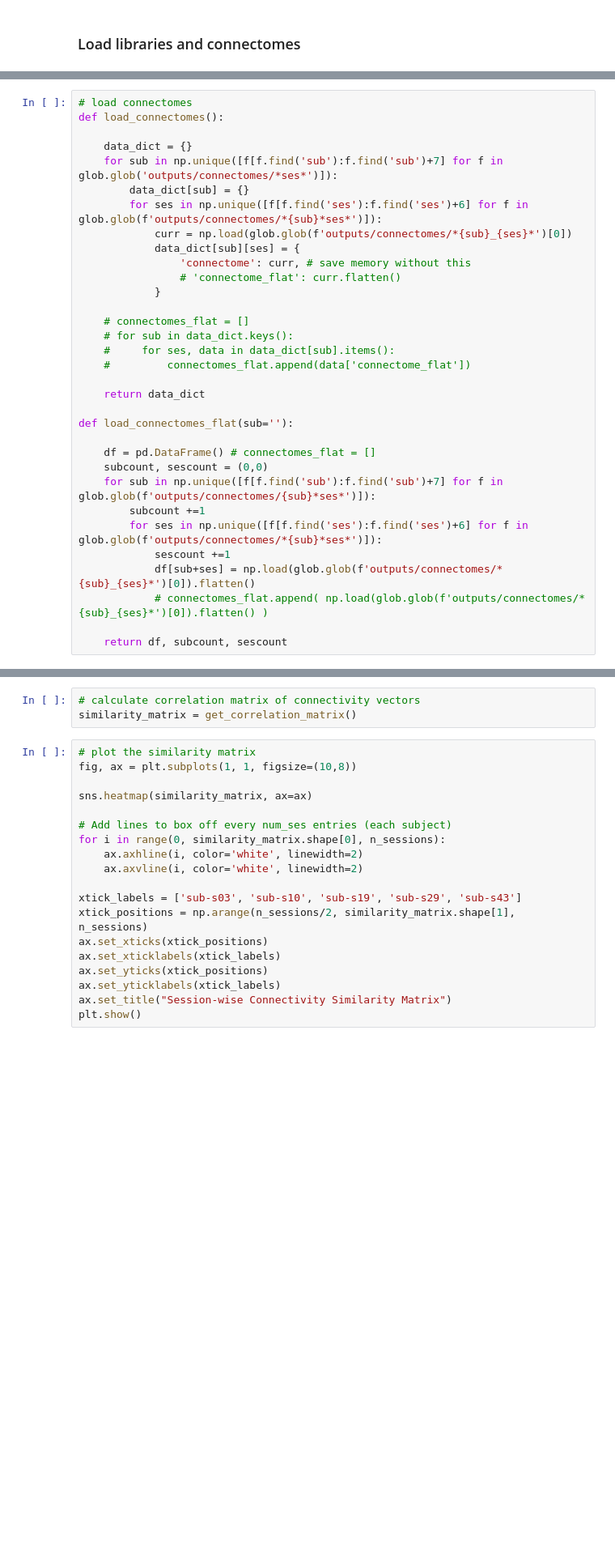
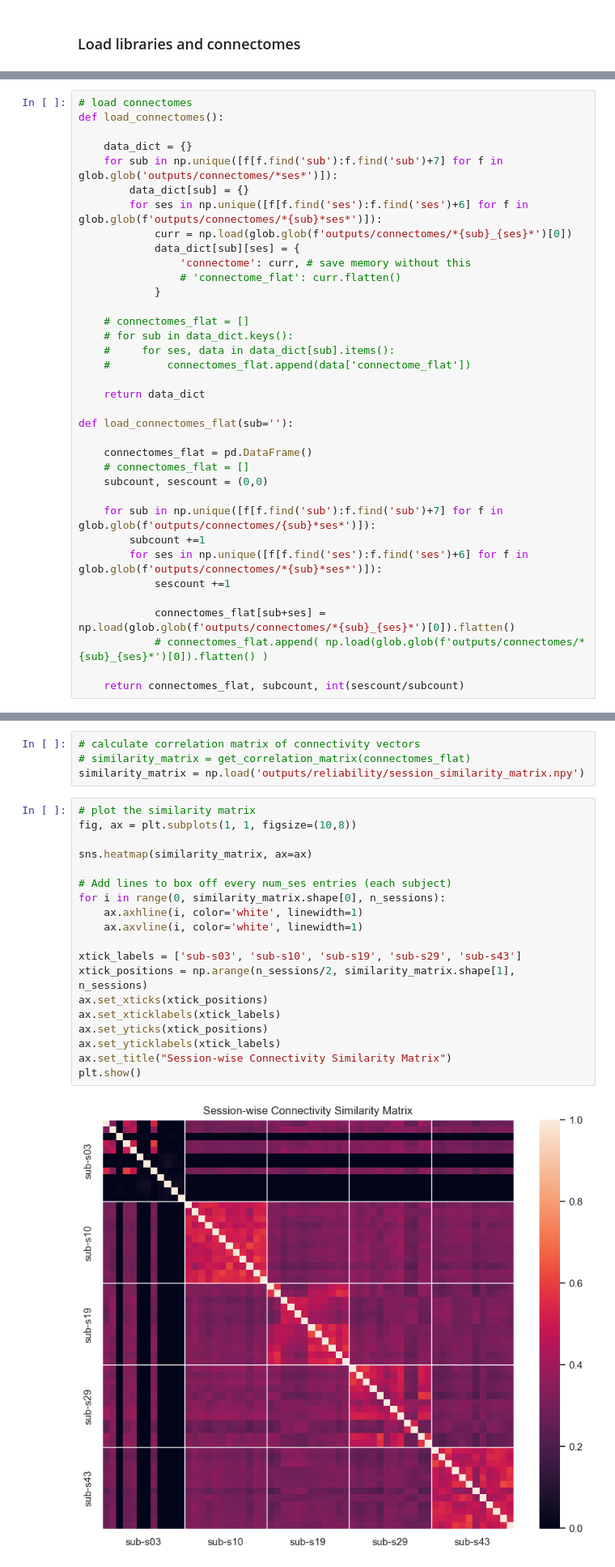
Before and after one commit to csiyer/network_functional_alignment, a Jupyter notebook: reliability.ipynb, the cells around one changed output, grey strips where cells are left out. Shown at 81% size. Saved outputs shown, nothing was run; the diff lists cells and outputs as text; blank space fills up the shorter version.

```diff
--- a/reliability.ipynb
+++ b/reliability.ipynb
@@ -47,16 +48,19 @@ def load_connectomes():
 
 def load_connectomes_flat(sub=''):
 
-    df = pd.DataFrame() # connectomes_flat = []
+    connectomes_flat = pd.DataFrame()
+    # connectomes_flat = []
     subcount, sescount = (0,0)
+
     for sub in np.unique([f[f.find('sub'):f.find('sub')+7] for f in glob.glob(f'outputs/connectomes/{sub}*ses*')]):
         subcount +=1
         for ses in np.unique([f[f.find('ses'):f.find('ses')+6] for f in glob.glob(f'outputs/connectomes/*{sub}*ses*')]):
             sescount +=1
-            df[sub+ses] = np.load(glob.glob(f'outputs/connectomes/*{sub}_{ses}*')[0]).flatten()
+
+            connectomes_flat[sub+ses] = np.load(glob.glob(f'outputs/connectomes/*{sub}_{ses}*')[0]).flatten()
             # connectomes_flat.append( np.load(glob.glob(f'outputs/connectomes/*{sub}_{ses}*')[0]).flatten() )
 
-    return df, subcount, sescount
+    return connectomes_flat, subcount, int(sescount/subcount)
 # %%
 # data_dict, connectomes_flat = load_connectomes()
 connectomes_flat, n_subjects, n_sessions = load_connectomes_flat()
@@ -66,25 +87,28 @@ Do we see off-diagonal subject-specific structure?
 # %%
 # calculate correlation matrix of connectivity vectors
-similarity_matrix = get_correlation_matrix()
+# similarity_matrix = get_correlation_matrix(connectomes_flat)
+similarity_matrix = np.load('outputs/reliability/session_similarity_matrix.npy')
 # %%
 # plot the similarity matrix
 fig, ax = plt.subplots(1, 1, figsize=(10,8))
 
 sns.heatmap(similarity_matrix, ax=ax)
 
 # Add lines to box off every num_ses entries (each subject)
 for i in range(0, similarity_matrix.shape[0], n_sessions):
-    ax.axhline(i, color='white', linewidth=2)
-    ax.axvline(i, color='white', linewidth=2)
+    ax.axhline(i, color='white', linewidth=1)
+    ax.axvline(i, color='white', linewidth=1)
 
 xtick_labels = ['sub-s03', 'sub-s10', 'sub-s19', 'sub-s29', 'sub-s43']
 xtick_positions = np.arange(n_sessions/2, similarity_matrix.shape[1], n_sessions)
 ax.set_xticks(xtick_positions)
 ax.set_xticklabels(xtick_labels)
 ax.set_yticks(xtick_positions)
 ax.set_yticklabels(xtick_labels)
 ax.set_title("Session-wise Connectivity Similarity Matrix")
 plt.show()
+# %% [output]
+[figure, added]
 # %% [markdown]
 ### 2. Intra-class Correlation Coefficient
 # %%
```
Also changed, not shown: parts of 4 cells of this notebook, 6 other files.
